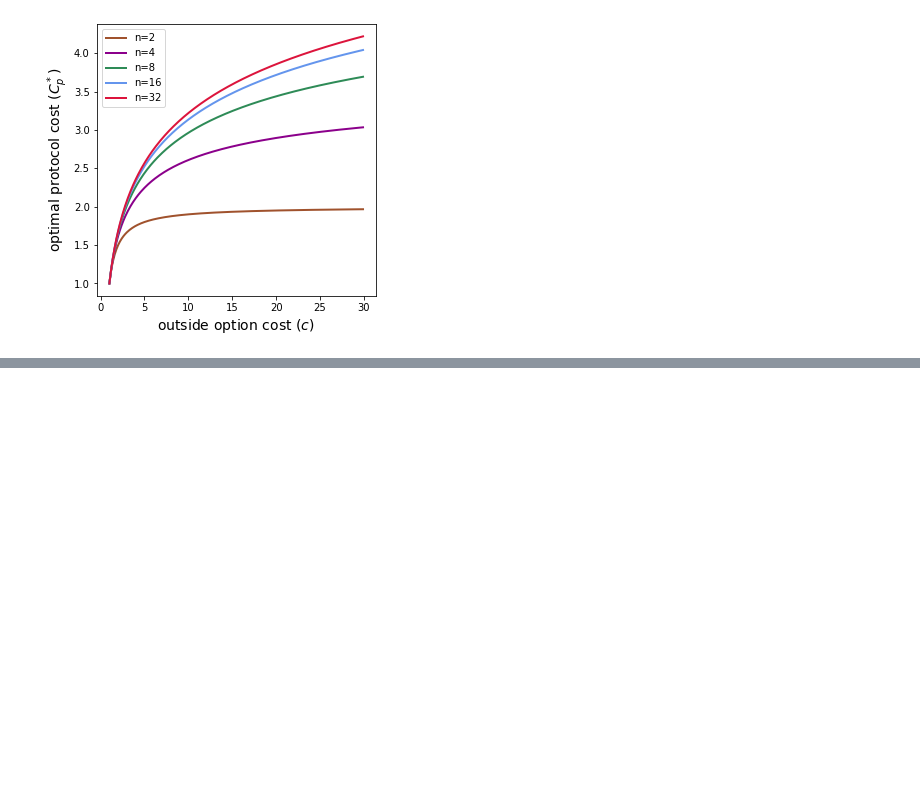
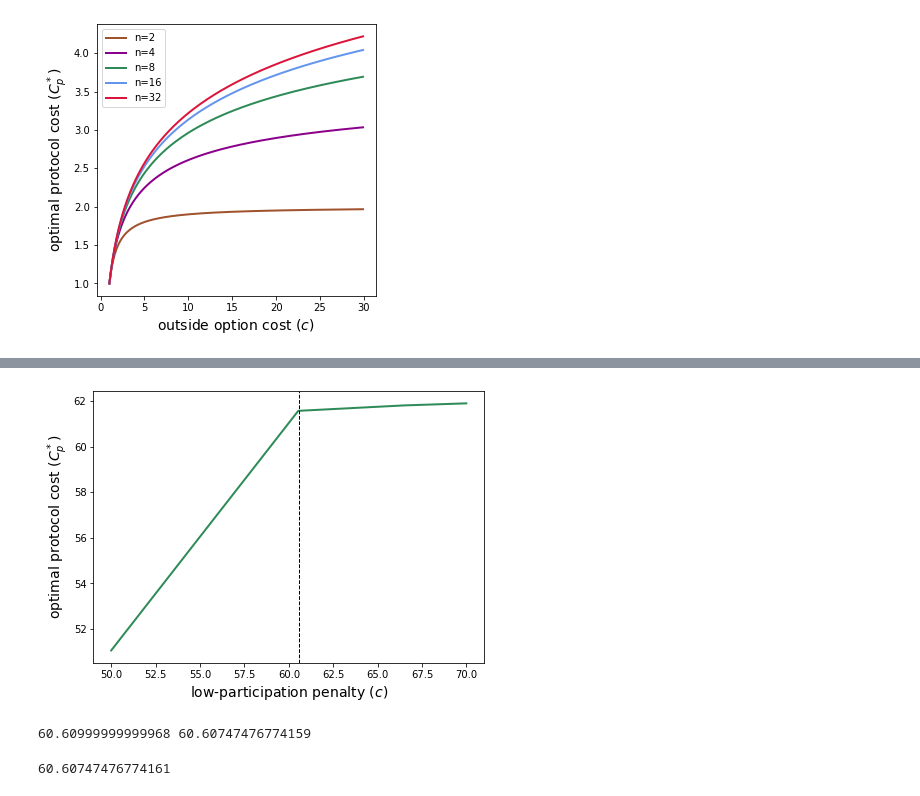
Before and after one commit to michaelneuder/continued-participation, a Jupyter notebook: copar.ipynb, the cells around one changed output, grey strips where cells are left out. Saved outputs shown, nothing was run; the diff lists cells and outputs as text; code cells hidden in the pictures; blank space fills up the shorter version.

```diff
--- a/copar.ipynb
+++ b/copar.ipynb
@@ -184,0 +228,25 @@ plt.show()
+# %%
+cs = np.arange(50, 70, 0.01)
+ps = np.arange(0.001, 1, 0.01)
+# %%
+optps, optcosts = [], []
+for i, c in tqdm(enumerate(cs)):
+    costs = [protocolObjective(n=100, p=p, c=c) for p in ps]
+    optp = ps[np.argmin(costs)]
+    optcost = np.min(costs)
+    optps.append(optp)
+    optcosts.append(optcost)
+optps, optcosts = np.array(optps), np.array(optcosts)
+# %%
+f, ax = plt.subplots(figsize=(7,5))
+
+ax.plot(cs, optcosts, linewidth=2, color='seagreen')
+ax.axvline(60.6, linewidth=1, color='k', linestyle='--')
+
+ax.set_xlabel(r'low-participation penalty ($c$)', size=14)
+ax.set_ylabel(r'optimal protocol cost ($C_p^*$)', size=14)
+
+plt.savefig('out.png', facecolor='white', dpi=200, bbox_inches='tight')
+plt.show()
+# %% [output]
+[figure, added]
@@ -184,0 +262,10 @@ plt.show()
+# %%
+for c in cs:
+    print(c, end='\r')
+    temp = [protocolObjective(n=100, p=p, c=c) for p in ps]
+    optcost = np.min(temp)
+    if optcost < c:
+        print(c, optcost)
+        break
+# %% [output]
+60.60999999999968 60.60747476774159
@@ -184,0 +274,4 @@ plt.show()
+# %%
+protocolObjective(n=100, p=p, c=60.61)
+# %% [output]
+60.60747476774161
```
Also changed, not shown: parts of 22 cells of this notebook, 1 other file.
